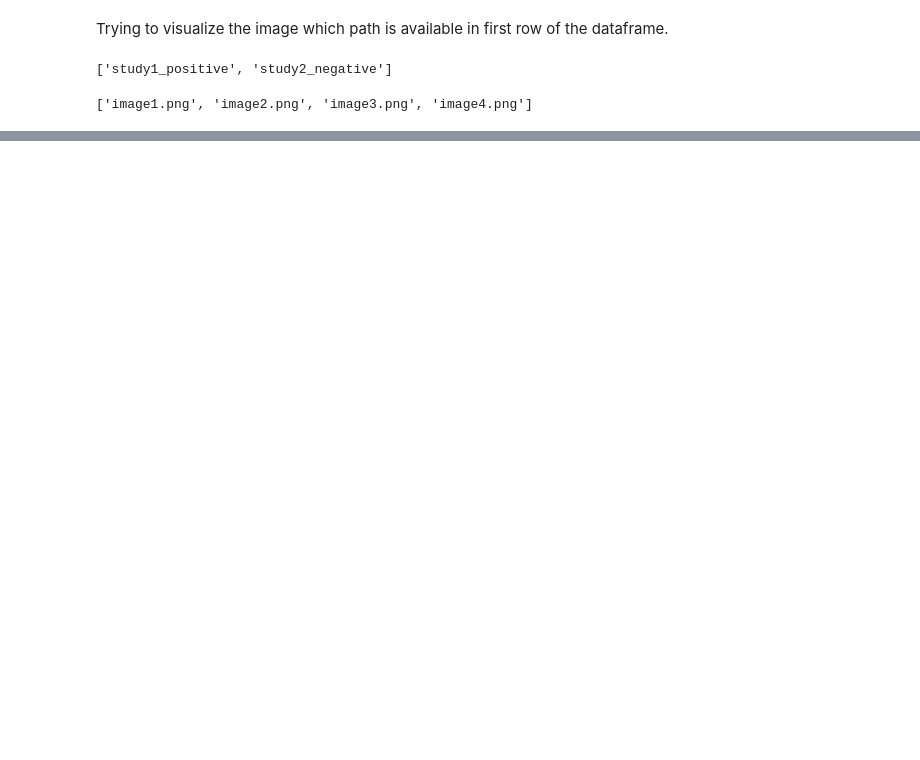
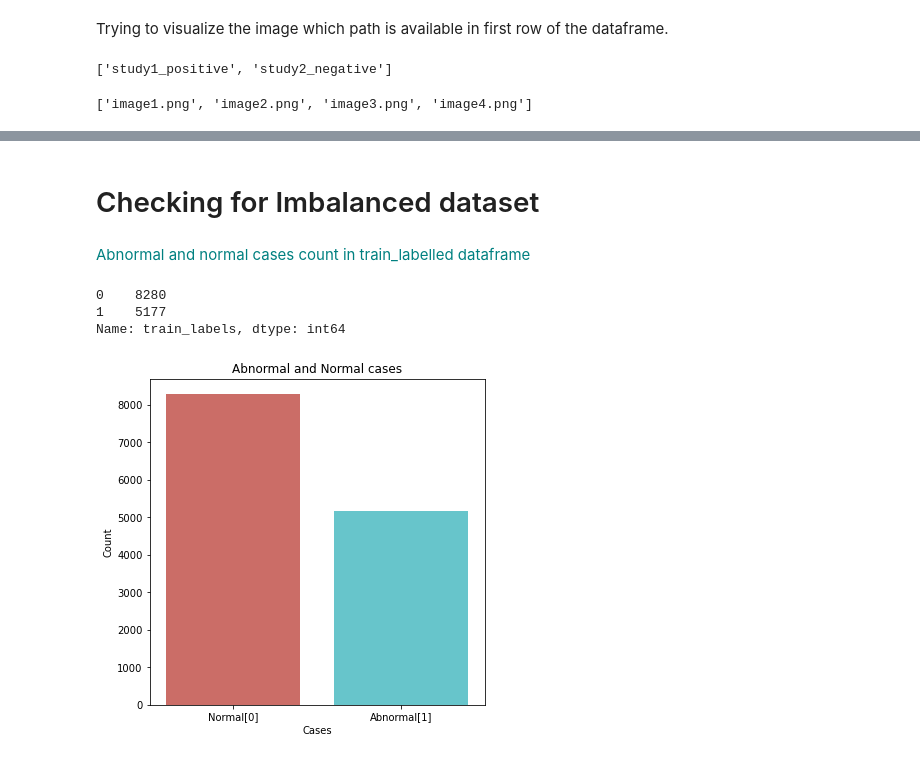
Before and after one commit to umamohantm/springboard, a Jupyter notebook: Capstone 2/Capstone _3_Data_Wrangling_and_EDA.ipynb, the cells around one changed output, grey strips where cells are left out. Drawn from its saved outputs; the diff is of its cells as text; code cells hidden in the pictures; blank space fills up the shorter version.

```diff
--- a/Capstone 2/Capstone _3_Data_Wrangling_and_EDA.ipynb
+++ b/Capstone 2/Capstone _3_Data_Wrangling_and_EDA.ipynb
@@ -26,0 +29,5 @@ train_image = pd.read_csv('train_image_paths.csv')
+# %%
+#load the train label data into a pandas dataframe
+train_labelled = pd.read_csv('train_labeled_studies.csv',names =['train_path','train_labels'])
+#print first five rows of train_labels dataframe
+train_labelled.head()
@@ -289,0 +248,27 @@ plt.axis('off')
+# %% [markdown]
+# Checking for Imbalanced dataset
+# %% [markdown]
+<font color = 'teal'>Abnormal and normal cases count in train_labelled dataframe <font />
+# %%
+#the train_labelled dataframe contains two columns(image paths and the condition of bone )
+#This dataframe contains details about indivudual patient(i.e., image path for indivudual patient)
+#And it contains both abnormal and normal cases in same folder.
+
+train_labels_counts =  train_labelled['train_labels'].value_counts()
+train_labels_counts
+print(train_labels_counts)
+
+
+#Plotting the normal and abnormal count of train_labelled dataframe
+plt.figure(figsize=(6,6))
+plt.title('Abnormal and Normal cases')
+plt.xlabel('Cases')
+plt.ylabel('Count')
+sns.barplot(x= train_labels_counts.index,y = train_labels_counts.values,palette = 'hls')
+plt.xticks(range(len(train_labels_counts.index)),['Normal[0]','Abnormal[1]'])
+plt.show()
+# %% [output]
+0    8280
+1    5177
+Name: train_labels, dtype: int64
+[figure, added]
```
Also changed, not shown: parts of 73 cells of this notebook.
